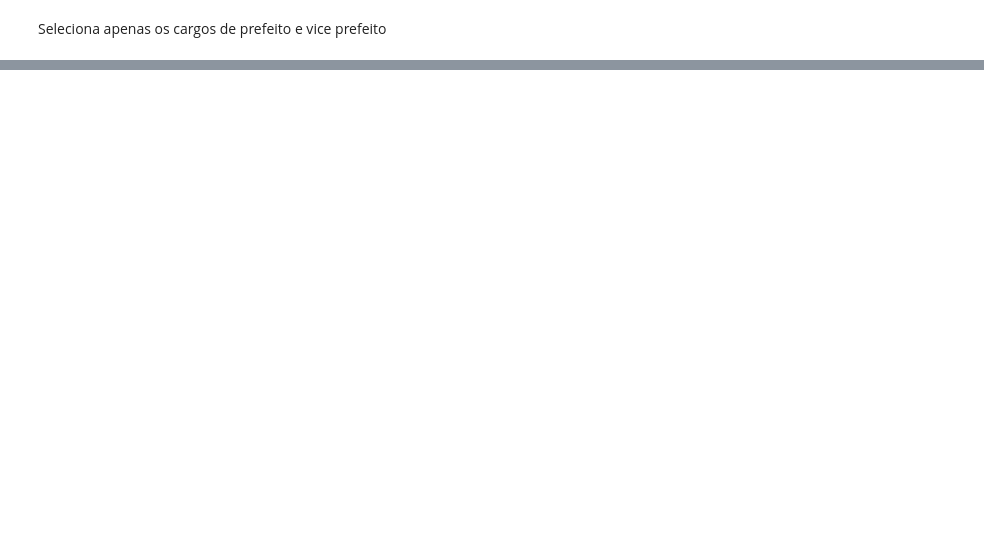
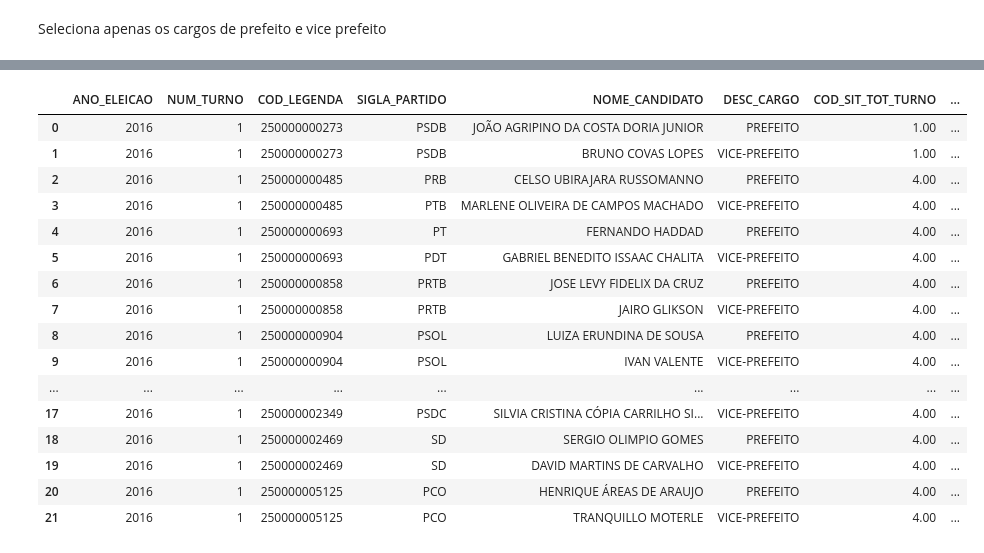
Before and after one commit to rafpyprog/doacoes-eleitorais, a Jupyter notebook: notebooks/candidatos.ipynb, the cells around one changed output, grey strips where cells are left out. Drawn from its saved outputs; the diff is of its cells as text; code cells hidden in the pictures; blank space fills up the shorter version.

```diff
--- a/notebooks/candidatos.ipynb
+++ b/notebooks/candidatos.ipynb
@@ -90,0 +73,21 @@ print(f'{len(chapas_unicas)} partidos ({txt}) lançaram chapas únicas.')
+# %%
+pd.options.display.float_format = '{:,.2f}'.format
+pleitos[2016]
+# %% [output]
+|  | ANO_ELEICAO | NUM_TURNO | COD_LEGENDA | SIGLA_PARTIDO | NOME_CANDIDATO | DESC_CARGO | COD_SIT_TOT_TURNO | ... |
+| 0 | 2016 | 1 | 250000000273 | PSDB | JOÃO AGRIPINO DA COSTA DORIA JUNIOR | PREFEITO | 1.00 | ... |
+| 1 | 2016 | 1 | 250000000273 | PSDB | BRUNO COVAS LOPES | VICE-PREFEITO | 1.00 | ... |
+| 2 | 2016 | 1 | 250000000485 | PRB | CELSO UBIRAJARA RUSSOMANNO | PREFEITO | 4.00 | ... |
+| 3 | 2016 | 1 | 250000000485 | PTB | MARLENE OLIVEIRA DE CAMPOS MACHADO | VICE-PREFEITO | 4.00 | ... |
+| 4 | 2016 | 1 | 250000000693 | PT | FERNANDO HADDAD | PREFEITO | 4.00 | ... |
+| 5 | 2016 | 1 | 250000000693 | PDT | GABRIEL BENEDITO ISSAAC CHALITA | VICE-PREFEITO | 4.00 | ... |
+| 6 | 2016 | 1 | 250000000858 | PRTB | JOSE LEVY FIDELIX DA CRUZ | PREFEITO | 4.00 | ... |
+| 7 | 2016 | 1 | 250000000858 | PRTB | JAIRO GLIKSON | VICE-PREFEITO | 4.00 | ... |
+| 8 | 2016 | 1 | 250000000904 | PSOL | LUIZA ERUNDINA DE SOUSA | PREFEITO | 4.00 | ... |
+| 9 | 2016 | 1 | 250000000904 | PSOL | IVAN VALENTE | VICE-PREFEITO | 4.00 | ... |
+| ... | ... | ... | ... | ... | ... | ... | ... | ... |
+| 17 | 2016 | 1 | 250000002349 | PSDC | SILVIA CRISTINA CÓPIA CARRILHO SI... | VICE-PREFEITO | 4.00 | ... |
+| 18 | 2016 | 1 | 250000002469 | SD | SERGIO OLIMPIO GOMES | PREFEITO | 4.00 | ... |
+| 19 | 2016 | 1 | 250000002469 | SD | DAVID MARTINS DE CARVALHO | VICE-PREFEITO | 4.00 | ... |
+| 20 | 2016 | 1 | 250000005125 | PCO | HENRIQUE ÁREAS DE ARAUJO | PREFEITO | 4.00 | ... |
+| 21 | 2016 | 1 | 250000005125 | PCO | TRANQUILLO MOTERLE | VICE-PREFEITO | 4.00 | ... |
```
Also changed, not shown: parts of 21 cells of this notebook, 19 other files.
